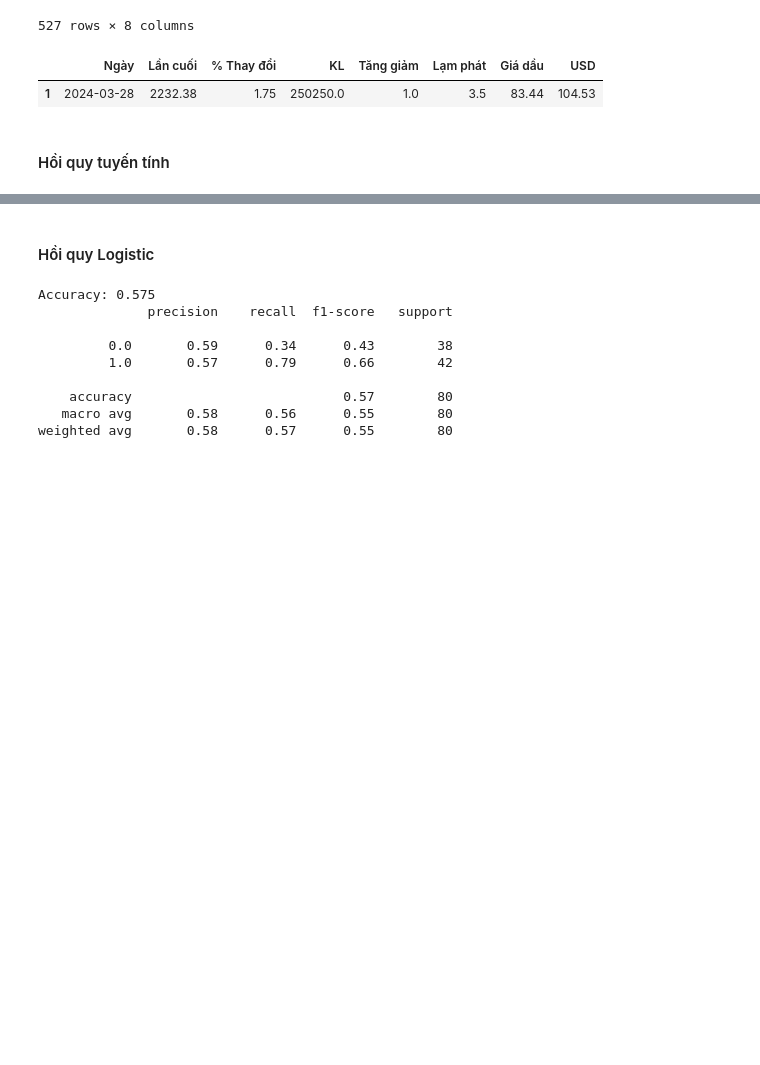
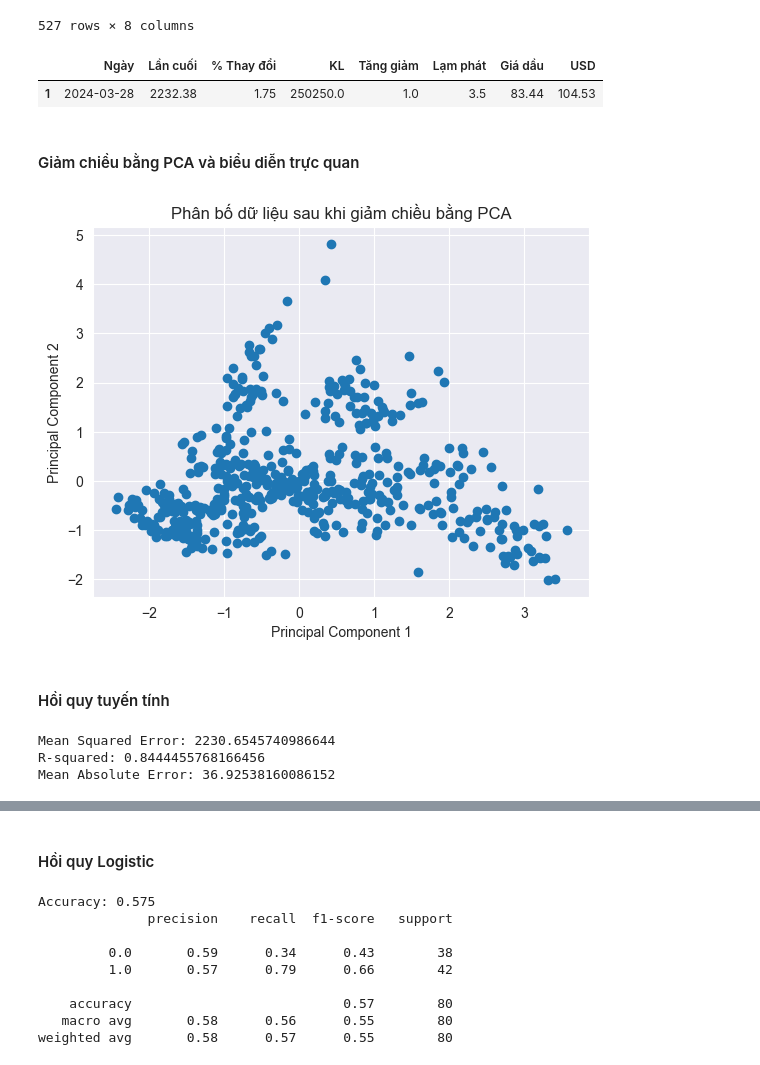
Before and after one commit to ngduylonggg/goldprice_predict, a Jupyter notebook: goldprice_prediction.ipynb, the cells around one changed output, grey strips where cells are left out. Drawn from its saved outputs; the diff is of its cells as text; code cells hidden in the pictures; blank space fills up the shorter version.

```diff
--- a/goldprice_prediction.ipynb
+++ b/goldprice_prediction.ipynb
@@ -489,5 +489,60 @@ test_df_test
 # %% [output]
 |  | Ngày | Lần cuối | % Thay đổi | KL | Tăng giảm | Lạm phát | Giá dầu | USD |
 | 1 | 2024-03-28 | 2232.38 | 1.75 | 250250.0 | 1.0 | 3.5 | 83.44 | 104.53 |
+# %% [markdown]
+#### Giảm chiều bằng PCA và biểu diễn trực quan
+# %%
+import numpy as np
+import pandas as pd
+import matplotlib.pyplot as plt
+from sklearn.decomposition import PCA
+from sklearn.preprocessing import StandardScaler
+
+# Loại bỏ cột '% Thay đổi', 'Tăng giảm' và 'Ngày' ra khỏi dữ liệu
+final_df_numeric = final_df.drop(columns=['% Thay đổi', 'Tăng giảm', 'Ngày']).select_dtypes(include=[np.number])
+
+# Chuẩn hóa dữ liệu
+X = StandardScaler().fit_transform(final_df_numeric)
+
+# Áp dụng PCA với 2 thành phần chính
+pca = PCA(n_components=2)
+X_pca = pca.fit_transform(X)
+
+# Trực quan hóa kết quả
+plt.scatter(X_pca[:, 0], X_pca[:, 1])
+plt.xlabel('Principal Component 1')
+plt.ylabel('Principal Component 2')
+plt.title('Phân bố dữ liệu sau khi giảm chiều bằng PCA')
+plt.show()
+# %% [output]
+[figure, added]
 # %% [markdown]
 #### Hồi quy tuyến tính
+# %%
+from sklearn.model_selection import train_test_split
+from sklearn.linear_model import LinearRegression
+from sklearn.metrics import mean_squared_error, r2_score, mean_absolute_error
+
+# Xác định các biến độc lập và phụ thuộc
+X = final_df[['KL', 'Lạm phát', 'Giá dầu', 'USD']]
+y = final_df['Lần cuối']
+
+# Chia dữ liệu thành tập huấn luyện và tập kiểm tra
+X_train, X_test, y_train, y_test = train_test_split(X, y, test_size=0.3, random_state=30)
+
+# Tạo và huấn luyện mô hình hồi quy tuyến tính
+regr = LinearRegression()
+regr.fit(X_train, y_train)
+
+
+# Dự đoán giá vàng trên tập kiểm tra
+y_pred = regr.predict(X_test)
+
+# Đánh giá mô hình
+print('Mean Squared Error:', mean_squared_error(y_test, y_pred))
+print('R-squared:', r2_score(y_test, y_pred))
+print('Mean Absolute Error:', mean_absolute_error(y_test, y_pred))
+# %% [output]
+Mean Squared Error: 2230.6545740986644
+R-squared: 0.8444455768166456
+Mean Absolute Error: 36.92538160086152
```
Also changed, not shown: parts of 6 cells of this notebook.
